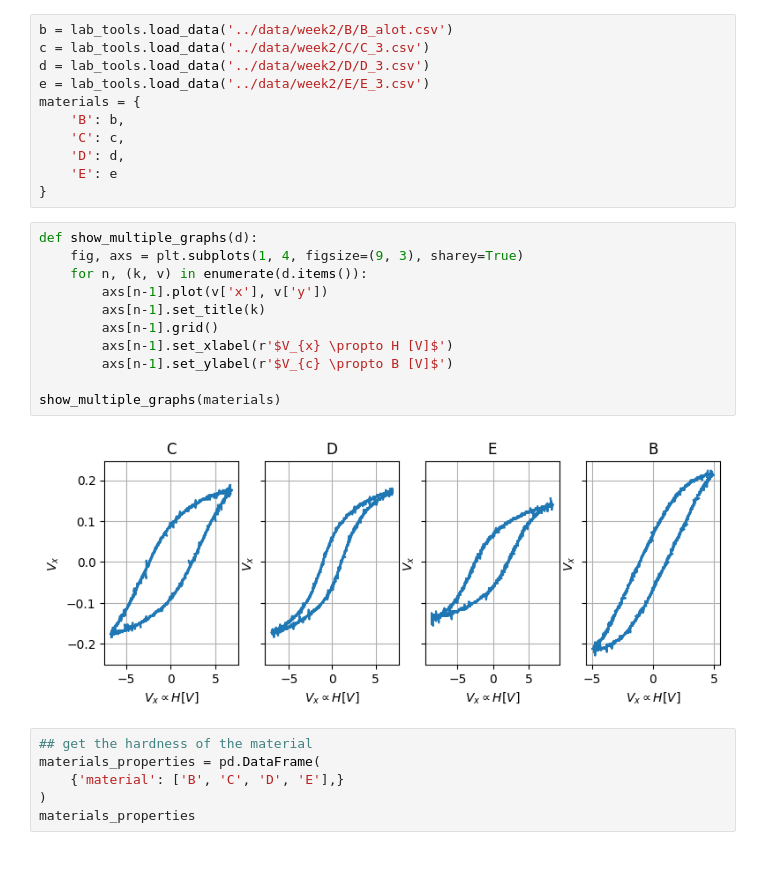
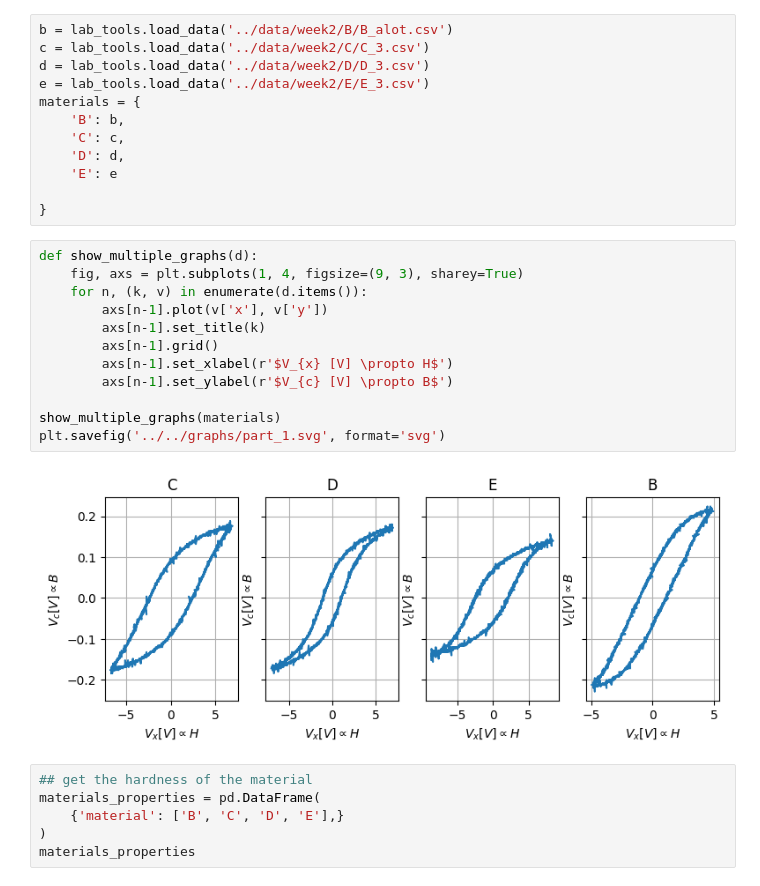
Before and after one commit to nilnil47/Lab-B, a Jupyter notebook: magnetisem/code/magnetise.ipynb, the cells around one changed output. Saved outputs shown, nothing was run; the diff lists cells and outputs as text.

Commit message:
update part 2

```diff
--- a/magnetisem/code/magnetise.ipynb
+++ b/magnetisem/code/magnetise.ipynb
@@ -19,20 +16,22 @@ materials = {
     'C': c,
     'D': d,
     'E': e
+
 }
 # %%
 def show_multiple_graphs(d):
     fig, axs = plt.subplots(1, 4, figsize=(9, 3), sharey=True)
     for n, (k, v) in enumerate(d.items()):
         axs[n-1].plot(v['x'], v['y'])
         axs[n-1].set_title(k)
         axs[n-1].grid()
-        axs[n-1].set_xlabel(r'$V_{x} \propto H [V]$')
-        axs[n-1].set_ylabel(r'$V_{c} \propto B [V]$')
+        axs[n-1].set_xlabel(r'$V_{x} [V] \propto H$')
+        axs[n-1].set_ylabel(r'$V_{c} [V] \propto B$')
 
 show_multiple_graphs(materials)
+plt.savefig('../../graphs/part_1.svg', format='svg')
 # %% [output]
-[figure, old version]
+[figure, new version]
 # %%
 ## get the hardness of the material
 materials_properties = pd.DataFrame(
```
Also changed, not shown: parts of 4 cells of this notebook, 2 other files.
